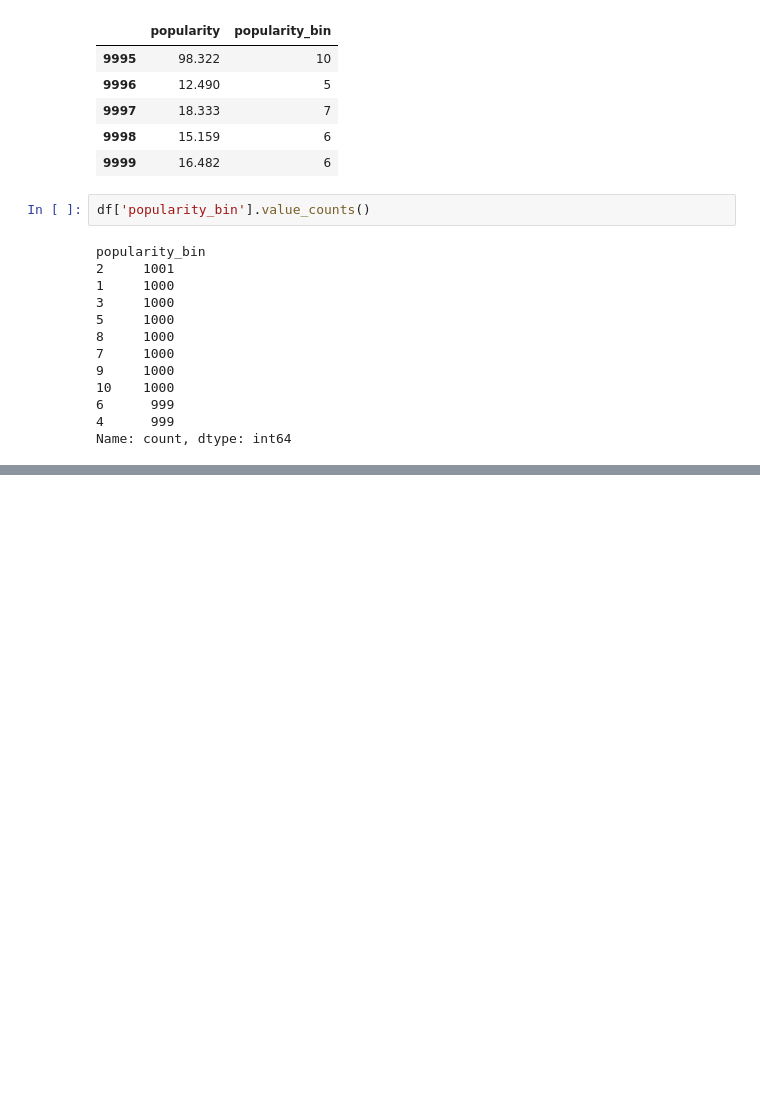
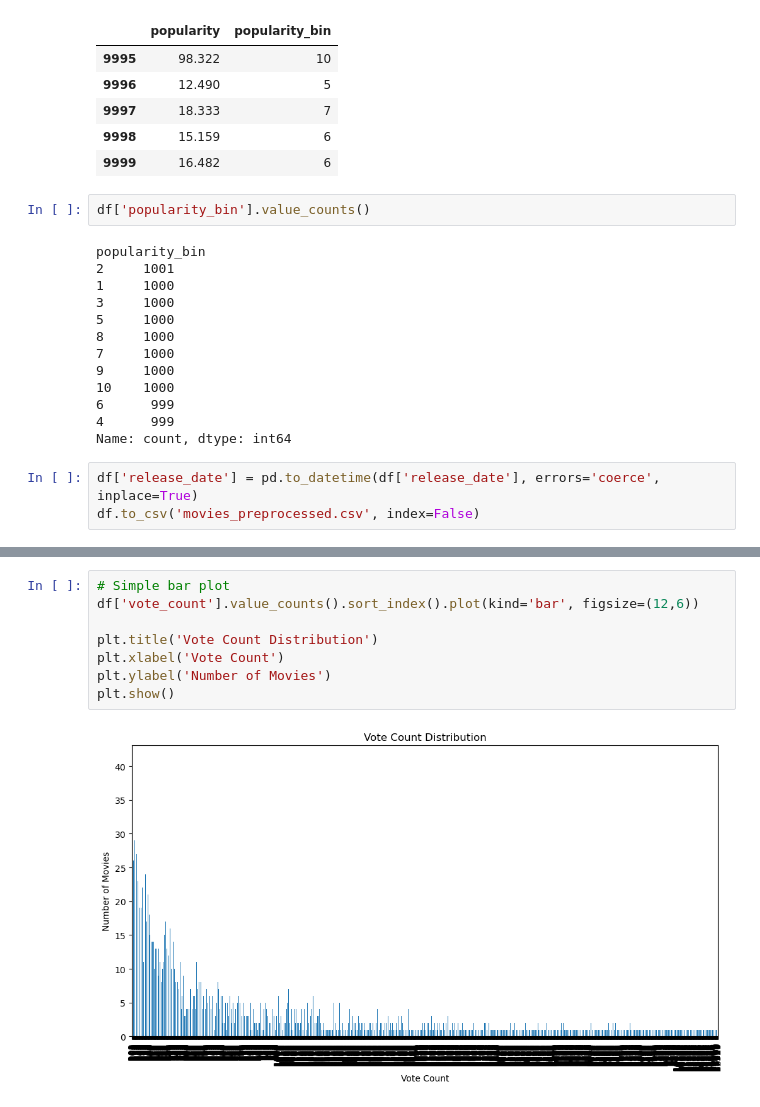
Before and after one commit to codedbyyprince/personalized-movie-recommendation, a Jupyter notebook: data_info.ipynb, the cells around one changed output, grey strips where cells are left out. Cells and saved outputs as stored; diff of their text form; blank space fills up the shorter version.

```diff
--- a/data_info.ipynb
+++ b/data_info.ipynb
@@ -193,3 +192,6 @@ popularity_bin
 6      999
 4      999
 Name: count, dtype: int64
+# %%
+df['release_date'] = pd.to_datetime(df['release_date'], errors='coerce', inplace=True)
+df.to_csv('movies_preprocessed.csv', index=False)
@@ -195,0 +209,10 @@ Name: count, dtype: int64
+# %%
+# Simple bar plot
+df['vote_count'].value_counts().sort_index().plot(kind='bar', figsize=(12,6))
+
+plt.title('Vote Count Distribution')
+plt.xlabel('Vote Count')
+plt.ylabel('Number of Movies')
+plt.show()
+# %% [output]
+[figure, added]
```
Also changed, not shown: parts of 4 cells of this notebook, 4 other files.
